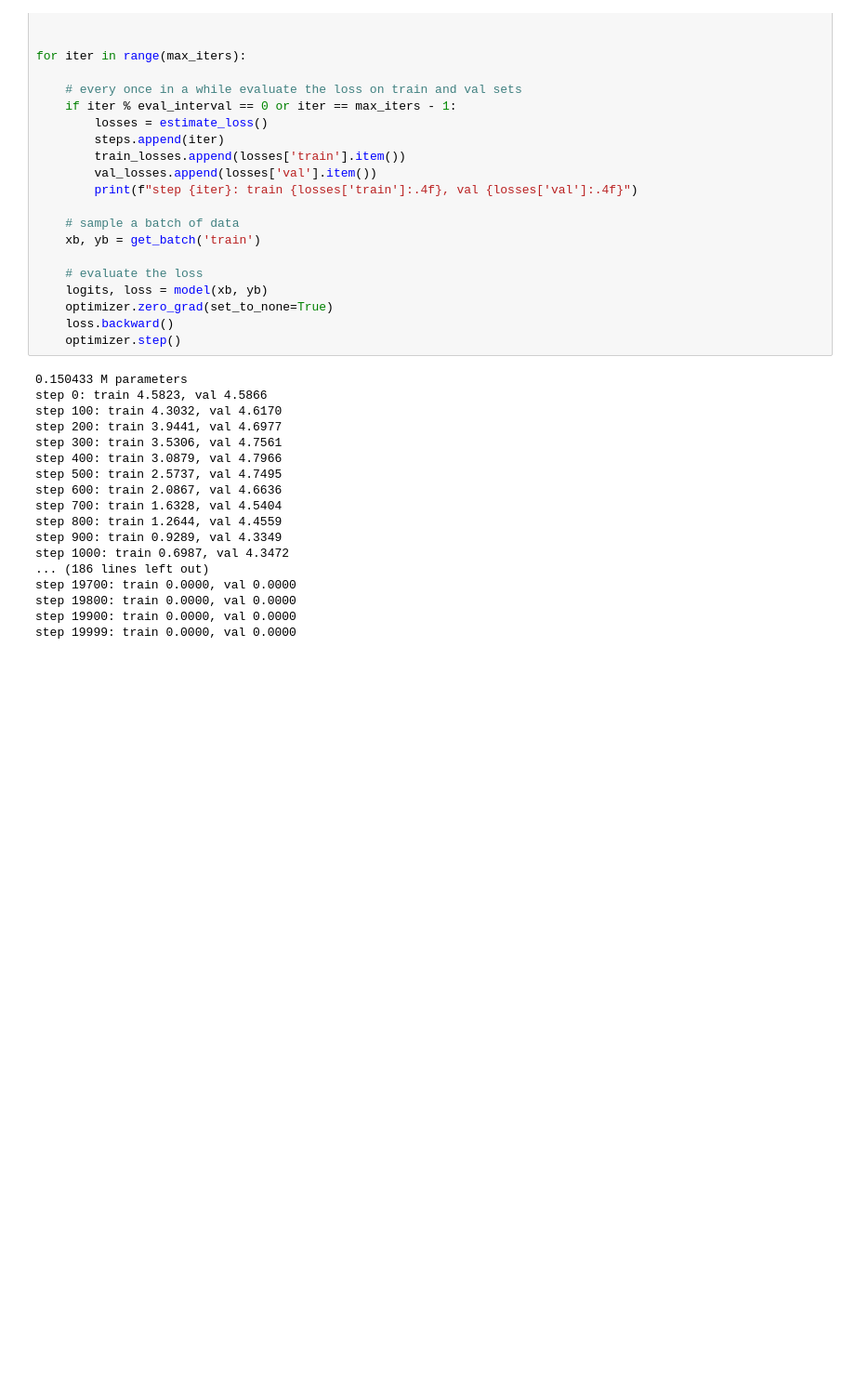
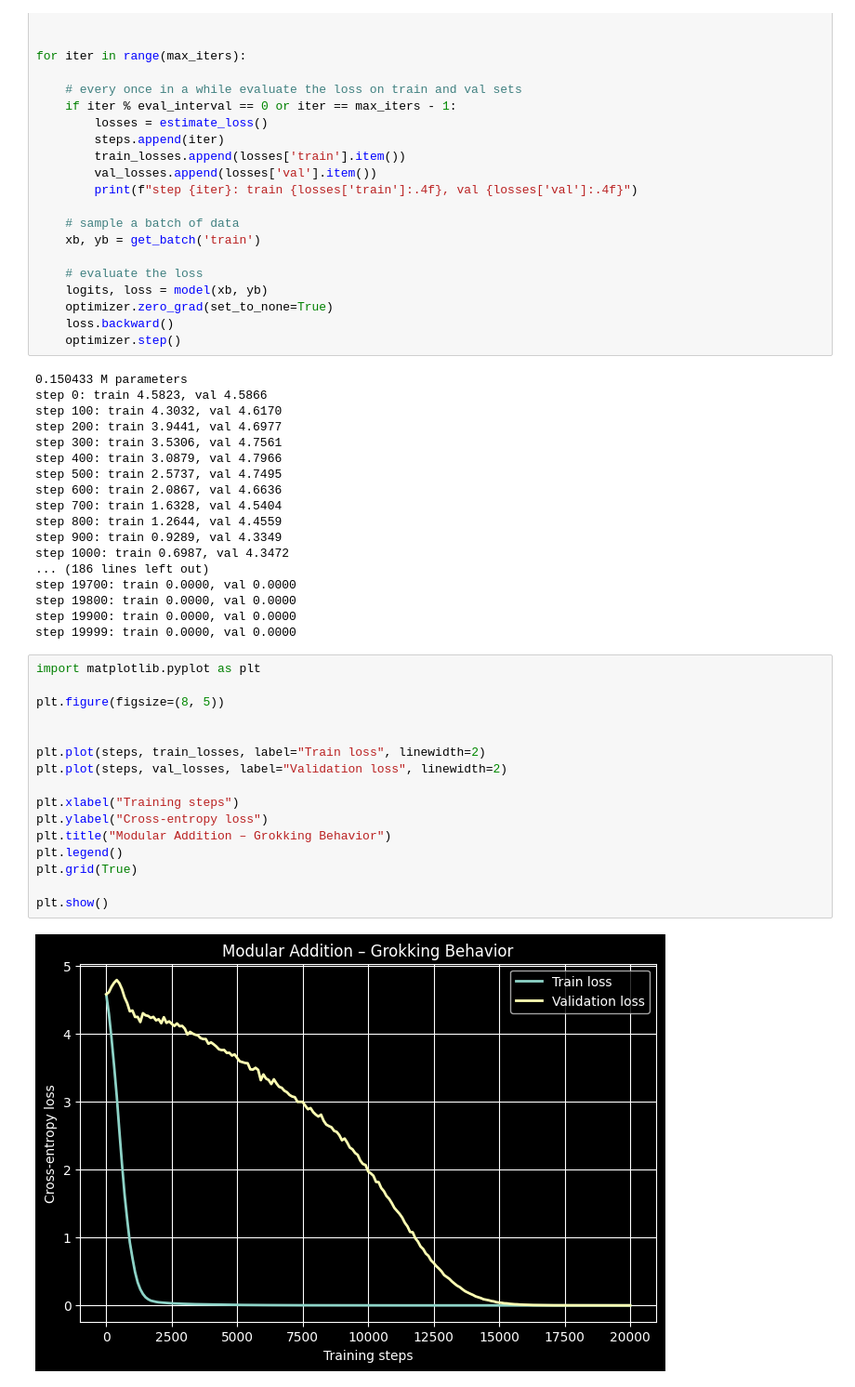
Before and after one commit to KunkelAlexander/lets-play-with-gpts, a Jupyter notebook: 2_grokking.ipynb, the cells around one changed output. Shown at 93% size. Saved outputs shown, nothing was run; the diff lists cells and outputs as text; blank space fills up the shorter version.

```diff
--- a/2_grokking.ipynb
+++ b/2_grokking.ipynb
@@ -153,4 +153,22 @@ step 19700: train 0.0000, val 0.0000
 step 19800: train 0.0000, val 0.0000
 step 19900: train 0.0000, val 0.0000
 step 19999: train 0.0000, val 0.0000
+# %%
+import matplotlib.pyplot as plt
+
+plt.figure(figsize=(8, 5))
+
+
+plt.plot(steps, train_losses, label="Train loss", linewidth=2)
+plt.plot(steps, val_losses, label="Validation loss", linewidth=2)
+
+plt.xlabel("Training steps")
+plt.ylabel("Cross-entropy loss")
+plt.title("Modular Addition – Grokking Behavior")
+plt.legend()
+plt.grid(True)
+
+plt.show()
+# %% [output]
+[figure, added]
 # %%
```
Also changed, not shown: parts of 1 cell of this notebook, 2 other files.
